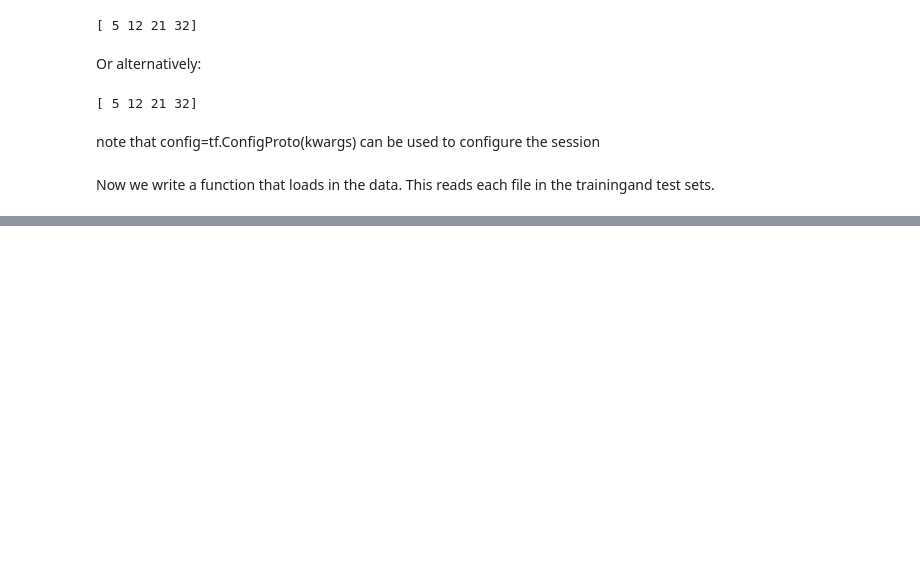
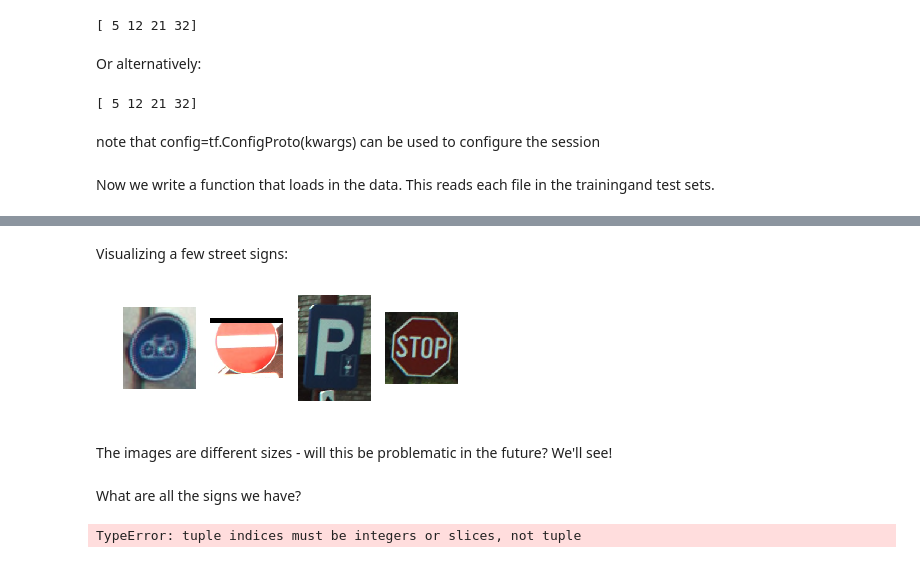
Before and after one commit to katelynrwalker/tensorflow_streetsigns, a Jupyter notebook: streetsign_id.ipynb, the cells around one changed output, grey strips where cells are left out. Drawn from its saved outputs; the diff is of its cells as text; code cells hidden in the pictures; blank space fills up the shorter version.

```diff
--- a/streetsign_id.ipynb
+++ b/streetsign_id.ipynb
@@ -87,0 +85,20 @@ labels[0]
+# %% [markdown]
+Visualizing a few street signs:
+# %%
+select_signs = [310, 2250, 3900, 4000]
+
+for i in range(len(select_signs)):
+    plt.subplot(1, 4, i+1)
+    plt.imshow(images[select_signs[i]])
+    plt.axis('off')
+plt.show()
+# %% [output]
+[figure, added]
+# %% [markdown]
+The images are different sizes - will this be problematic in the future? We'll see!
+# %% [markdown]
+What are all the signs we have?
+# %%
+np.where(labels==12)[0,0]
+# %% [output]
+TypeError: tuple indices must be integers or slices, not tuple
```
Also changed, not shown: parts of 13 cells of this notebook.
